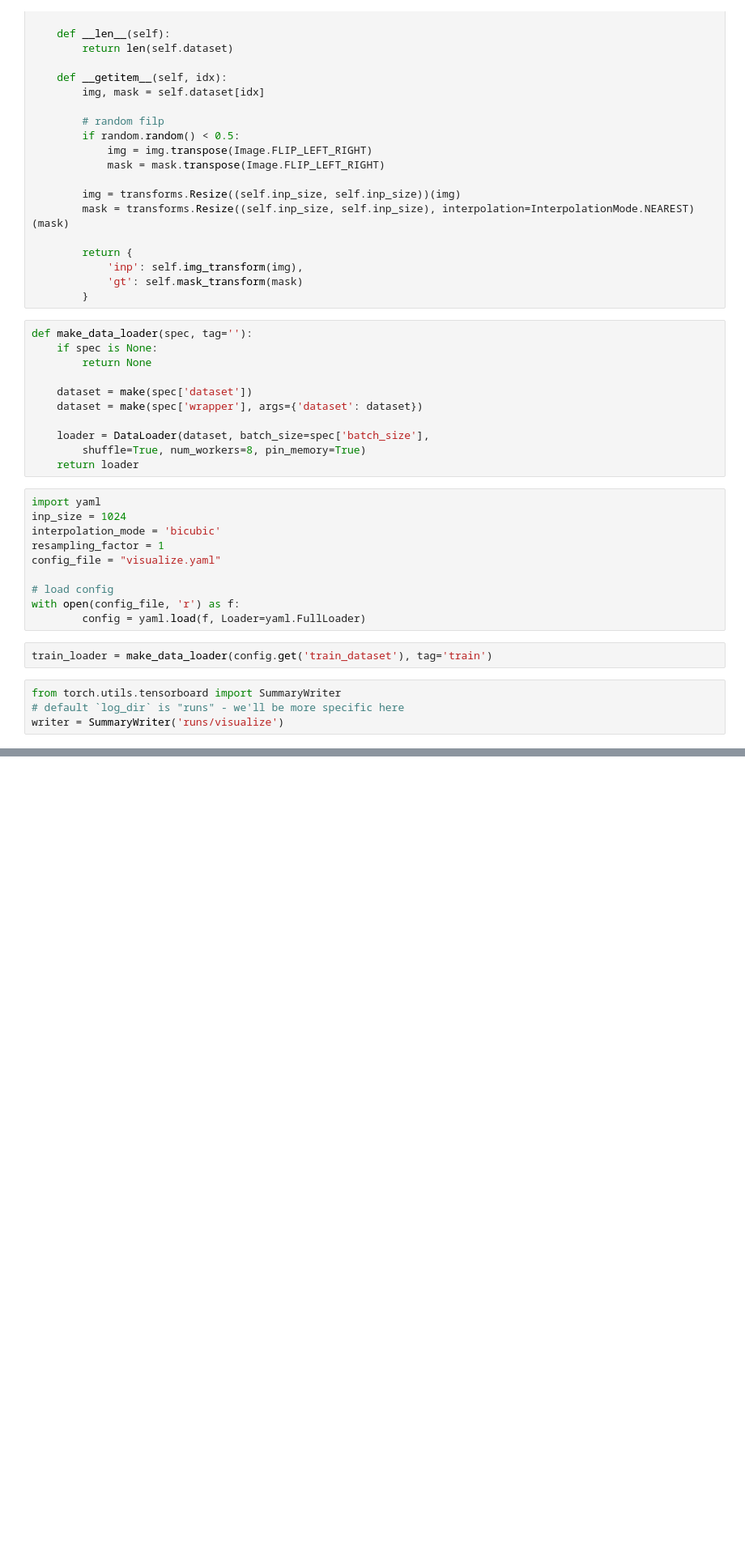
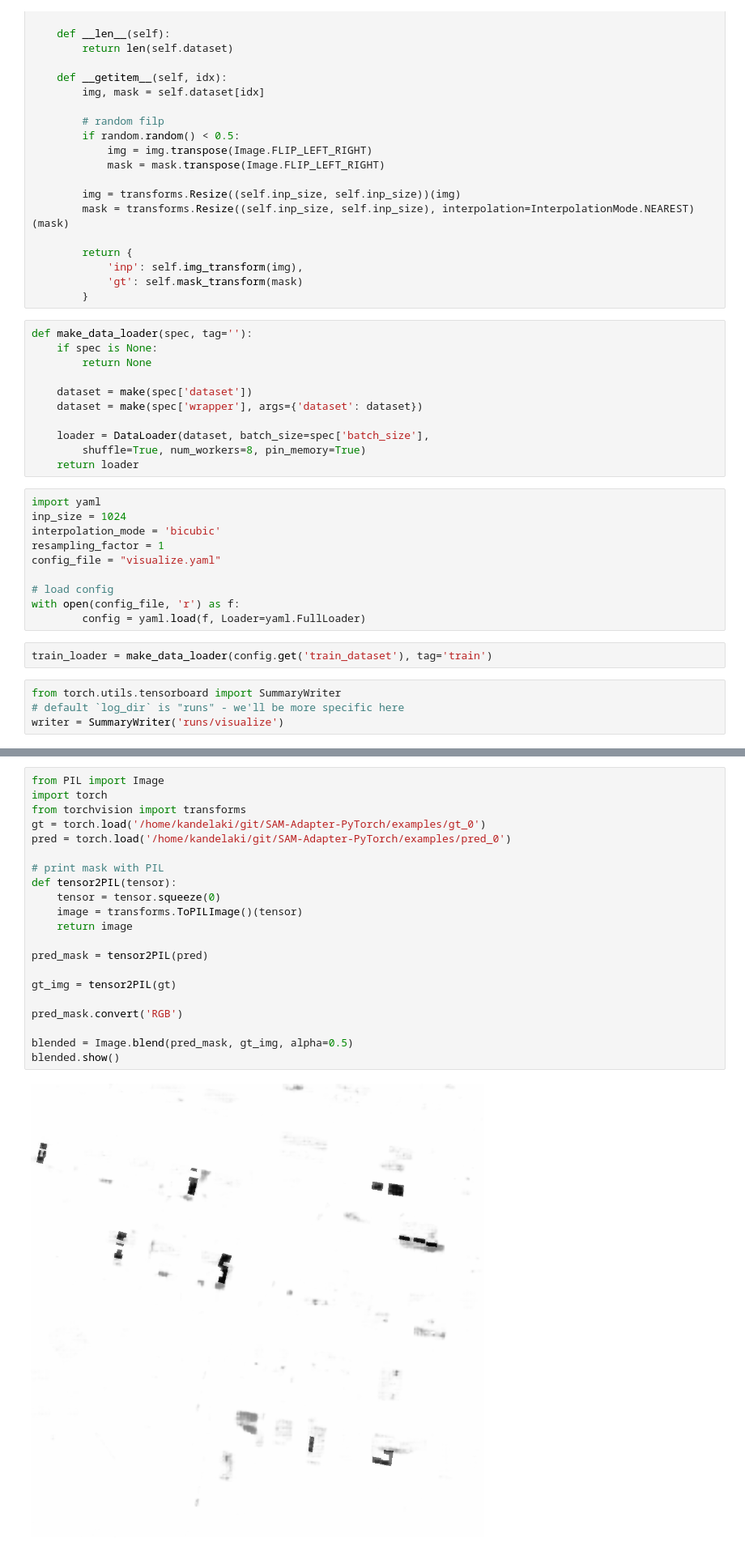
Before and after one commit to tianrun-chen/SAM-Adapter-PyTorch, a Jupyter notebook: visualize/visualize.ipynb, the cells around one changed output, grey strips where cells are left out. Shown at 81% size. Saved outputs shown, nothing was run; the diff lists cells and outputs as text; blank space fills up the shorter version.

```diff
--- a/visualize/visualize.ipynb
+++ b/visualize/visualize.ipynb
@@ -237,0 +317,23 @@ writer.add_image('example image', img_grid)
+# %%
+from PIL import Image
+import torch
+from torchvision import transforms
+gt = torch.load('/home/kandelaki/git/SAM-Adapter-PyTorch/examples/gt_0')
+pred = torch.load('/home/kandelaki/git/SAM-Adapter-PyTorch/examples/pred_0')
+
+# print mask with PIL
+def tensor2PIL(tensor):
+    tensor = tensor.squeeze(0)
+    image = transforms.ToPILImage()(tensor)
+    return image
+
+pred_mask = tensor2PIL(pred)
+
+gt_img = tensor2PIL(gt)
+
+pred_mask.convert('RGB')
+
+blended = Image.blend(pred_mask, gt_img, alpha=0.5)
+blended.show()
+# %% [output]
+[figure, added]
```
Also changed, not shown: parts of 9 cells of this notebook, 6 other files.
